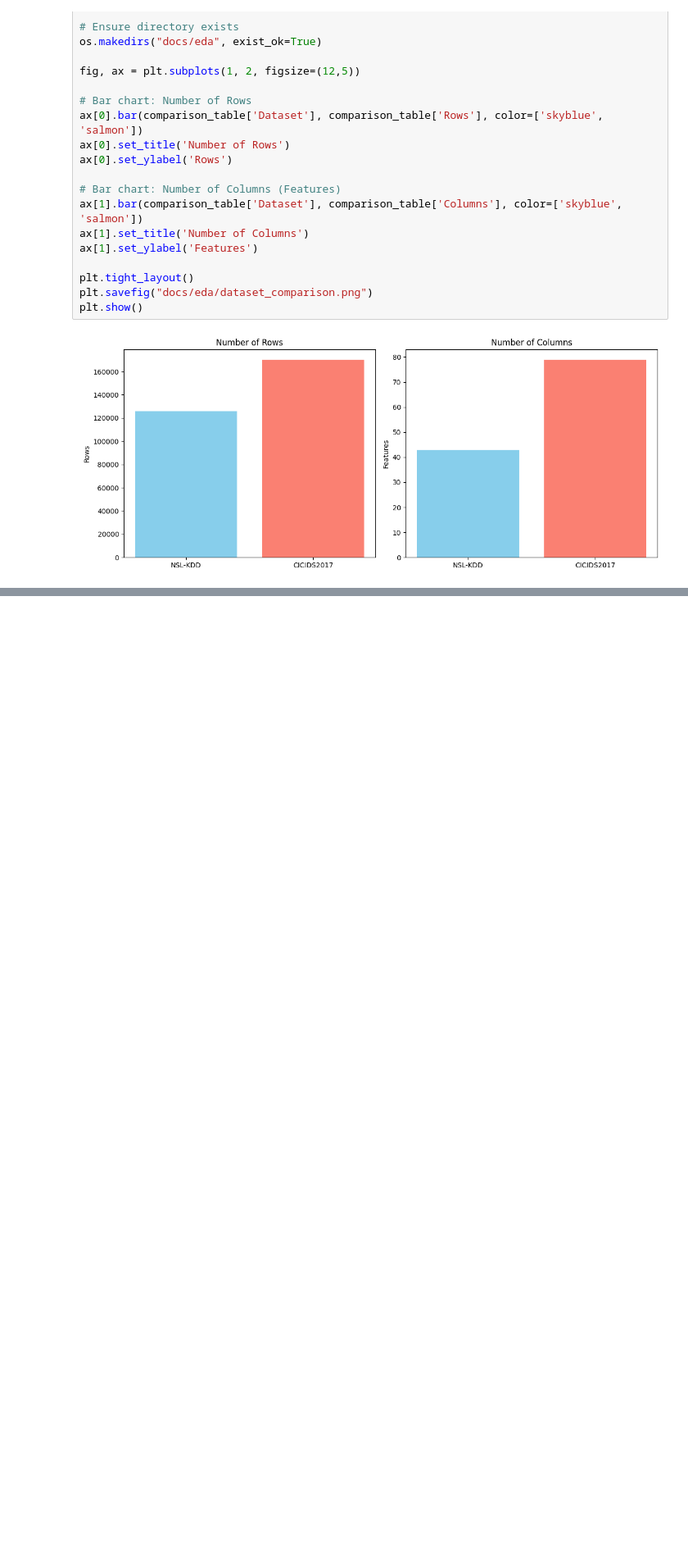
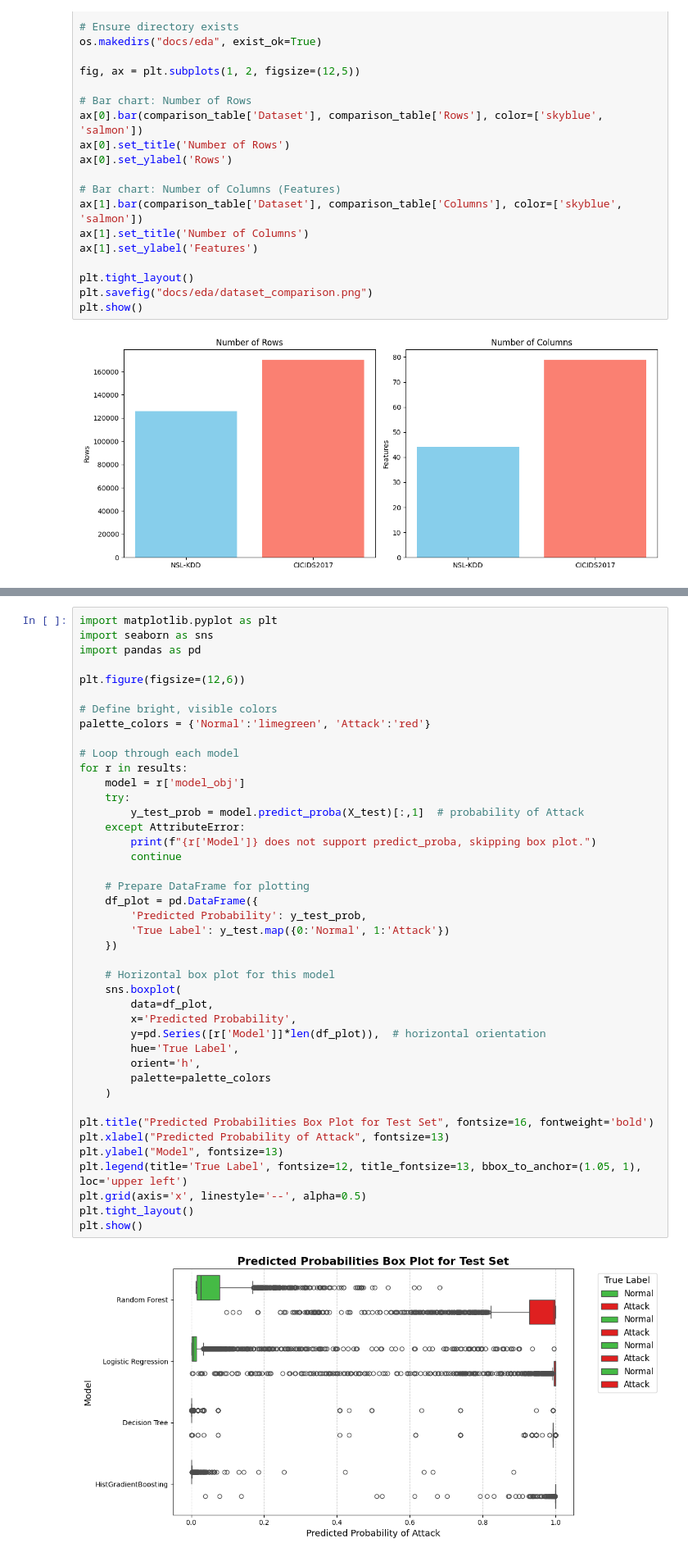
Before and after one commit to theamityadavv/SentinelNet, a Jupyter notebook: notebooks/nsl_kdd_model.ipynb, the cells around one changed output, grey strips where cells are left out. Shown at 82% size. Cells and saved outputs as stored; diff of their text form; blank space fills up the shorter version.

```diff
--- a/notebooks/nsl_kdd_model.ipynb
+++ b/notebooks/nsl_kdd_model.ipynb
@@ -1119,0 +610,44 @@ plt.show()
+# %%
+import matplotlib.pyplot as plt
+import seaborn as sns
+import pandas as pd
+
+plt.figure(figsize=(12,6))
+
+# Define bright, visible colors
+palette_colors = {'Normal':'limegreen', 'Attack':'red'}
+
+# Loop through each model
+for r in results:
+    model = r['model_obj']
+    try:
+        y_test_prob = model.predict_proba(X_test)[:,1]  # probability of Attack
+    except AttributeError:
+        print(f"{r['Model']} does not support predict_proba, skipping box plot.")
+        continue
+
+    # Prepare DataFrame for plotting
+    df_plot = pd.DataFrame({
+        'Predicted Probability': y_test_prob,
+        'True Label': y_test.map({0:'Normal', 1:'Attack'})
+    })
+
+    # Horizontal box plot for this model
+    sns.boxplot(
+        data=df_plot,
+        x='Predicted Probability',
+        y=pd.Series([r['Model']]*len(df_plot)),  # horizontal orientation
+        hue='True Label',
+        orient='h',
+        palette=palette_colors
+    )
+
+plt.title("Predicted Probabilities Box Plot for Test Set", fontsize=16, fontweight='bold')
+plt.xlabel("Predicted Probability of Attack", fontsize=13)
+plt.ylabel("Model", fontsize=13)
+plt.legend(title='True Label', fontsize=12, title_fontsize=13, bbox_to_anchor=(1.05, 1), loc='upper left')
+plt.grid(axis='x', linestyle='--', alpha=0.5)
+plt.tight_layout()
+plt.show()
+# %% [output]
+[figure, added]
```
Also changed, not shown: parts of 90 cells of this notebook, 6 other files.
